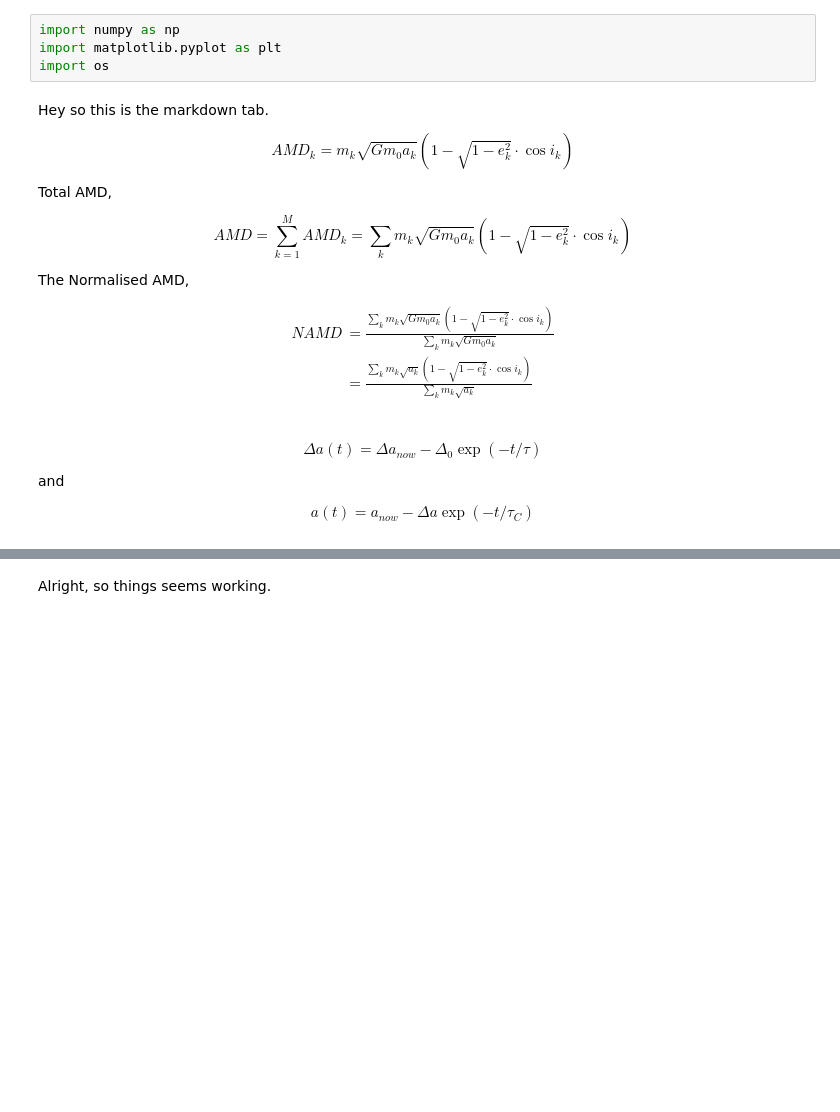
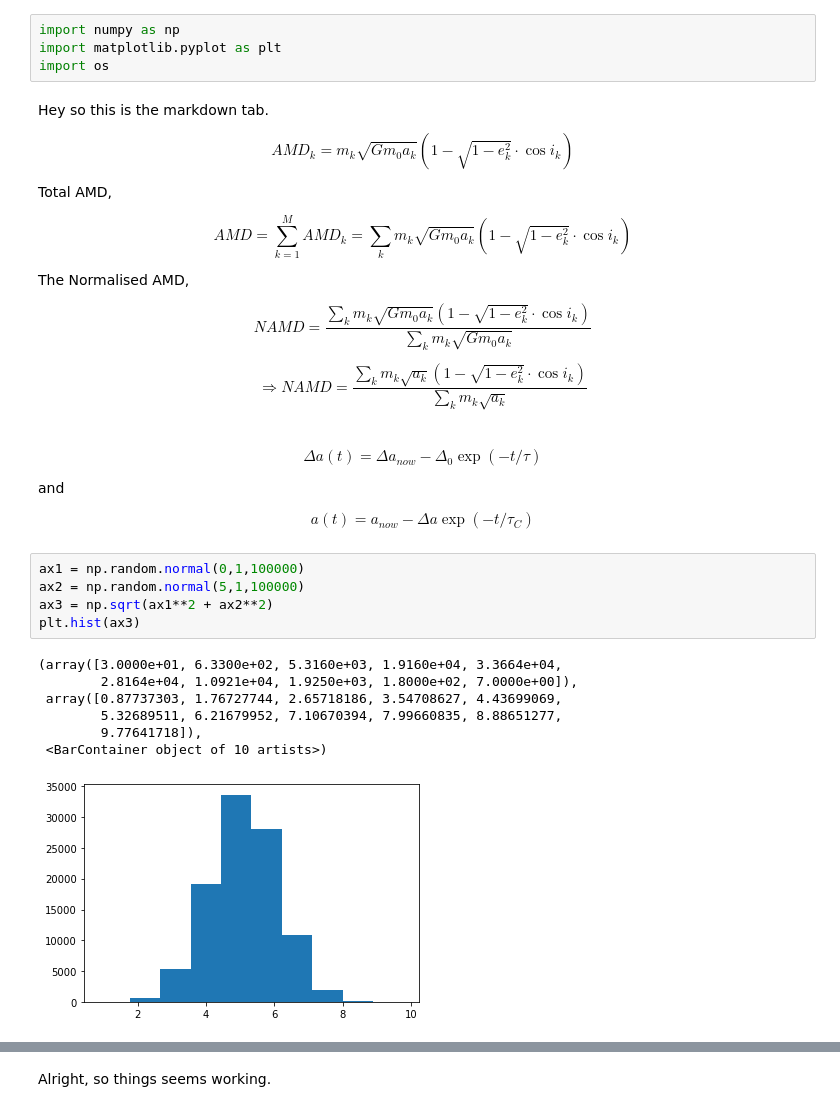
Before and after one commit to Jayshil/hello-world, a Jupyter notebook: 1.ipynb, the cells around one changed output, grey strips where cells are left out. Cells and saved outputs as stored; diff of their text form; blank space fills up the shorter version.

```diff
--- a/1.ipynb
+++ b/1.ipynb
@@ -13,18 +13,28 @@ $$ AMD = \sum_{k=1}^M AMD_k = \sum_k m_k \sqrt{G m_0 a_k} \left( 1 - \sqrt{1-e_k
 
 The Normalised AMD,
 
-\begin{equation}
-    \begin{split}
-        NAMD &= \frac{\sum_k m_k \sqrt{G m_0 a_k} \left( 1 - \sqrt{1-e_k^2} \cdot \cos{i_k} \right)}{\sum_k m_k \sqrt{G m_0 a_k}}\\
-        &= \frac{\sum_k m_k \sqrt{a_k} \left( 1 - \sqrt{1-e_k^2} \cdot \cos{i_k} \right)}{\sum_k m_k \sqrt{a_k}}
-    \end{split}
-\end{equation}
+$$NAMD = \frac{\sum_k m_k \sqrt{G m_0 a_k} \left( 1 - \sqrt{1-e_k^2} \cdot \cos{i_k} \right)}{\sum_k m_k \sqrt{G m_0 a_k}} $$
+
+$$\Rightarrow NAMD = \frac{\sum_k m_k \sqrt{a_k} \left( 1 - \sqrt{1-e_k^2} \cdot \cos{i_k} \right)}{\sum_k m_k \sqrt{a_k}}$$
 # %% [markdown]
 $$ \Delta a(t) = \Delta a_{now} - \Delta_0 \exp{(-t/\tau)}$$
 
 and
 
 $$ a(t) = a_{now} - \Delta a \exp{(-t/\tau_C)}$$
+# %%
+ax1 = np.random.normal(0,1,100000)
+ax2 = np.random.normal(5,1,100000)
+ax3 = np.sqrt(ax1**2 + ax2**2)
+plt.hist(ax3)
+# %% [output]
+(array([3.0000e+01, 6.3300e+02, 5.3160e+03, 1.9160e+04, 3.3664e+04,
+        2.8164e+04, 1.0921e+04, 1.9250e+03, 1.8000e+02, 7.0000e+00]),
+ array([0.87737303, 1.76727744, 2.65718186, 3.54708627, 4.43699069,
+        5.32689511, 6.21679952, 7.10670394, 7.99660835, 8.88651277,
+        9.77641718]),
+ <BarContainer object of 10 artists>)
+[figure, added]
 # %%
 x = np.random.normal(0,1,1000)
 y = np.random.normal(1,1,1000)
```
Also changed, not shown: parts of 3 cells of this notebook.
